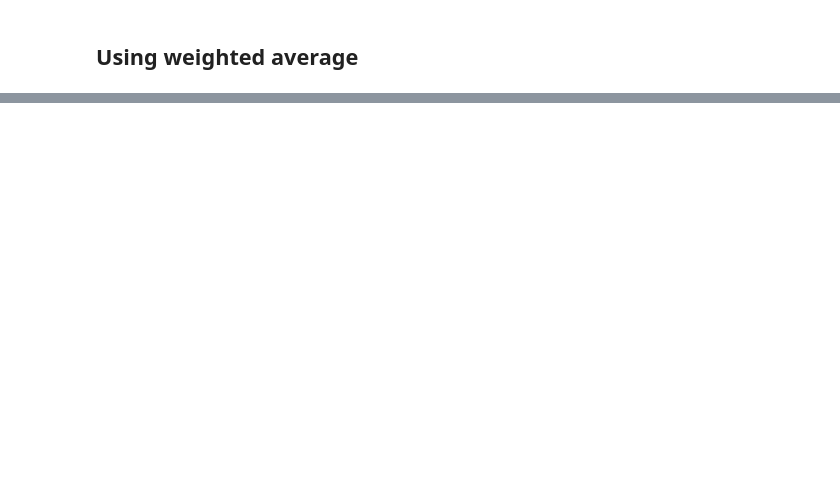
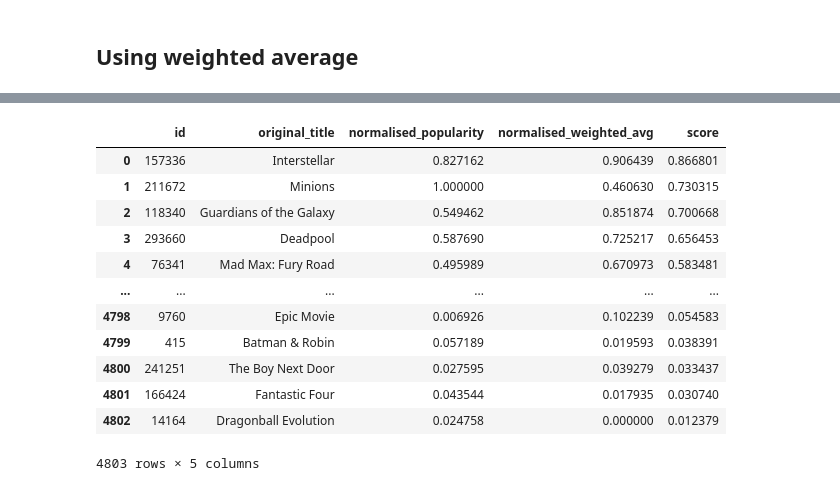
Before and after one commit to prajualpillai/Recommendation_system, a Jupyter notebook: basic_recommendation_system/recommendation_analysis.ipynb, the cells around one changed output, grey strips where cells are left out. Cells and saved outputs as stored; diff of their text form; code cells hidden in the pictures; blank space fills up the shorter version.

```diff
--- a/basic_recommendation_system/recommendation_analysis.ipynb
+++ b/basic_recommendation_system/recommendation_analysis.ipynb
@@ -91,0 +98,3 @@ memory usage: 675.4+ KB
+# %%
+movies_cleaned_df["weighted_avg"] = (r*v+c*m)/(v+m)
+movies_cleaned_df.head()
@@ -91,0 +108,3 @@ memory usage: 675.4+ KB
+# %%
+movie_ranking = movies_cleaned_df.sort_values("weighted_avg",ascending=False).reset_index(drop=True)
+movie_ranking.head()
@@ -91,0 +118,4 @@ memory usage: 675.4+ KB
+# %%
+scaling = MinMaxScaler()
+movie_ranking[["normalised_weighted_avg", "normalised_popularity"]] = pd.DataFrame(scaling.fit_transform(movie_ranking[["weighted_avg","popularity"]]),columns=["normalised_weighted_avg", "normalised_popularity"])
+movie_ranking.head()
@@ -91,0 +129,4 @@ memory usage: 675.4+ KB
+# %%
+movie_ranking["score"] = (movie_ranking["normalised_weighted_avg"]+movie_ranking["normalised_popularity"])/2
+movie_ranking = movie_ranking.sort_values("score",ascending=False).reset_index(drop=True)
+movie_ranking.head()
@@ -91,0 +140,17 @@ memory usage: 675.4+ KB
+# %%
+final_df = movie_ranking[["id", "original_title", "normalised_popularity","normalised_weighted_avg","score"]]
+final_df
+# %% [output]
+|  | id | original_title | normalised_popularity | normalised_weighted_avg | score |
+| 0 | 157336 | Interstellar | 0.827162 | 0.906439 | 0.866801 |
+| 1 | 211672 | Minions | 1.000000 | 0.460630 | 0.730315 |
+| 2 | 118340 | Guardians of the Galaxy | 0.549462 | 0.851874 | 0.700668 |
+| 3 | 293660 | Deadpool | 0.587690 | 0.725217 | 0.656453 |
+| 4 | 76341 | Mad Max: Fury Road | 0.495989 | 0.670973 | 0.583481 |
+| ... | ... | ... | ... | ... | ... |
+| 4798 | 9760 | Epic Movie | 0.006926 | 0.102239 | 0.054583 |
+| 4799 | 415 | Batman & Robin | 0.057189 | 0.019593 | 0.038391 |
+| 4800 | 241251 | The Boy Next Door | 0.027595 | 0.039279 | 0.033437 |
+| 4801 | 166424 | Fantastic Four | 0.043544 | 0.017935 | 0.030740 |
+| 4802 | 14164 | Dragonball Evolution | 0.024758 | 0.000000 | 0.012379 |
+4803 rows × 5 columns
```
Also changed, not shown: parts of 9 cells of this notebook.
